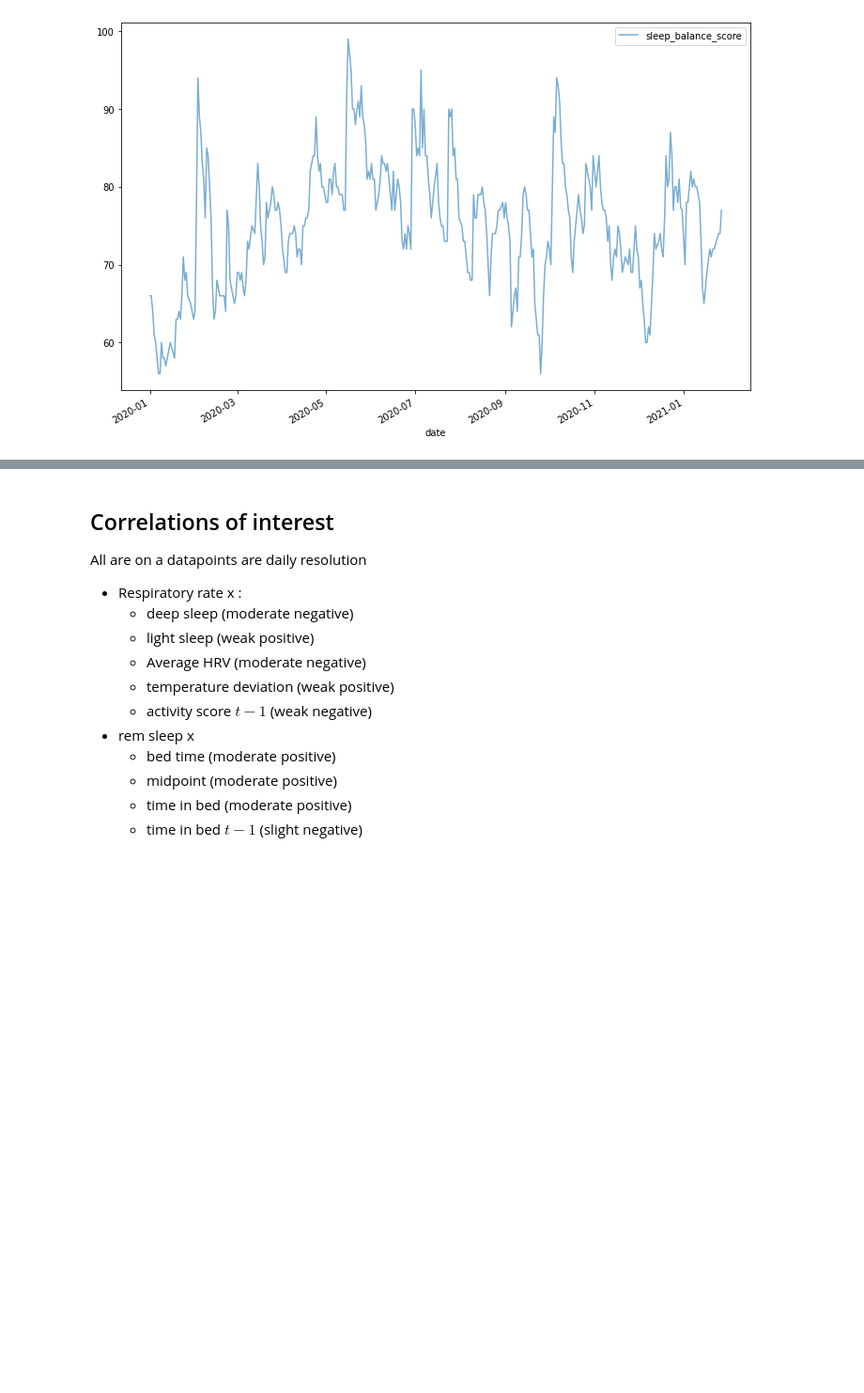
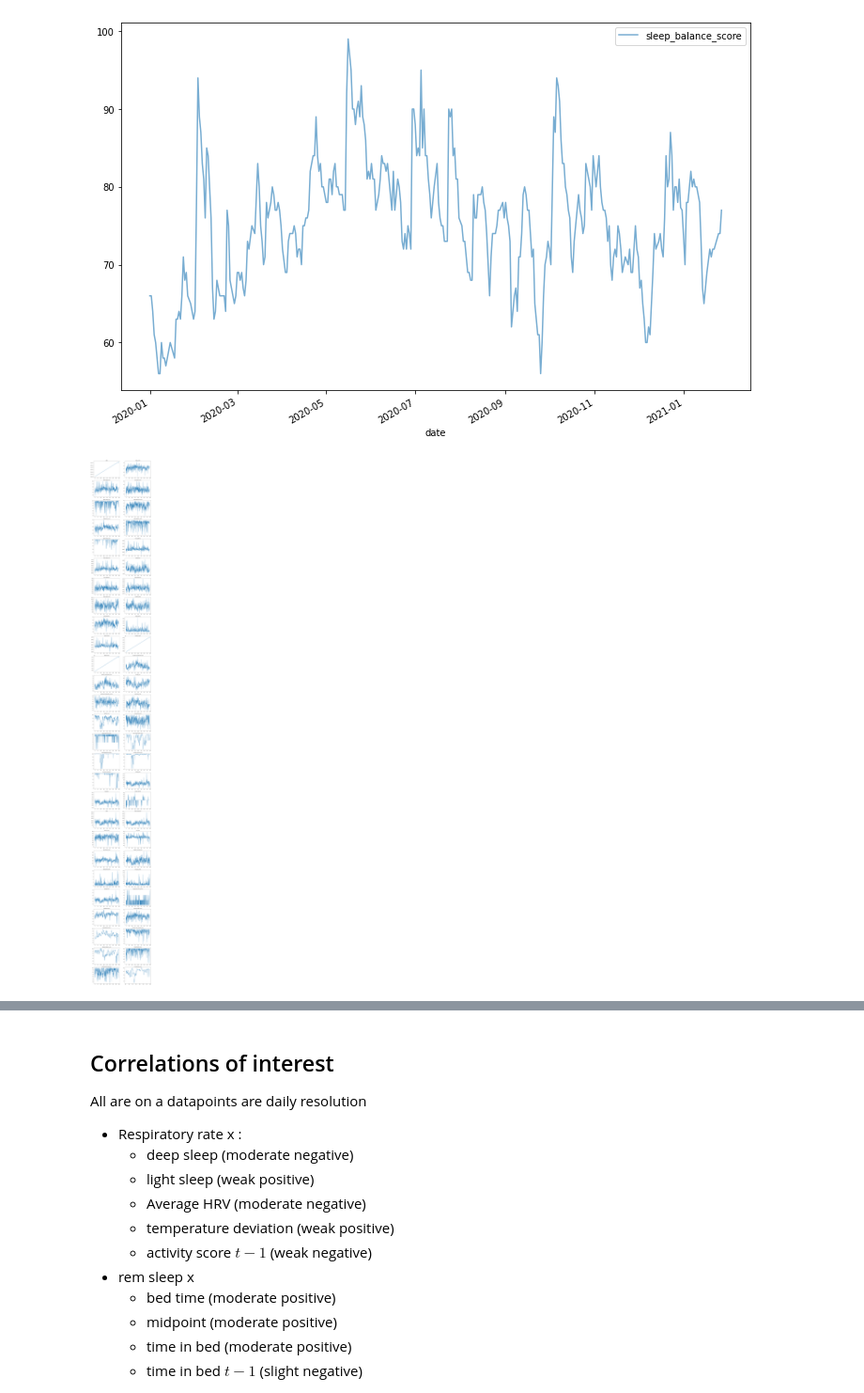
Before and after one commit to jthk1618/coffee-hypothesis, a Jupyter notebook: oura_data_analysis.ipynb, the cells around one changed output, grey strips where cells are left out. Shown at 94% size. Saved outputs shown, nothing was run; the diff lists cells and outputs as text; code cells hidden in the pictures; blank space fills up the shorter version.

```diff
--- a/oura_data_analysis.ipynb
+++ b/oura_data_analysis.ipynb
@@ -308,0 +335,12 @@ next, check that this worked for all the plots
+# %%
+x = len(oura.index)
+_, axes = plt.subplots(len(oura.columns)//2, 2, figsize=(16,150))
+axes = axes.flatten()
+for i, ax in enumerate(axes):
+    try:
+        ax.plot(range(x), oura[oura.columns[i]])
+        ax.set_title(oura.columns[i])
+    except:
+        print(oura.columns[i])
+# %% [output]
+[figure, added]
```
Also changed, not shown: parts of 18 cells of this notebook, 1 other file.
